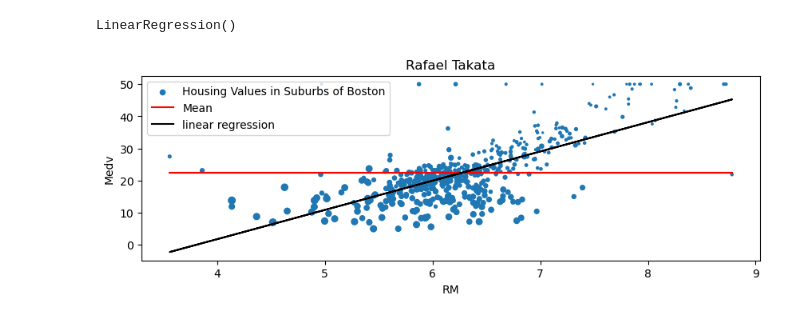
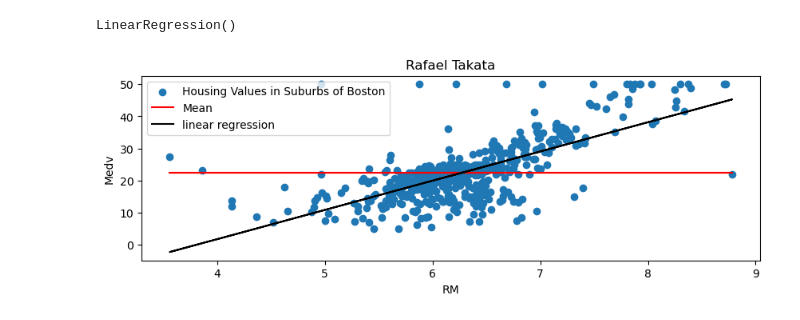
Before and after one commit to RafaelTakata0105/Data-analytics, a Jupyter notebook: notebooks/7_intro_predictive.ipynb, the cells around one changed output. Saved outputs shown, nothing was run; the diff lists cells and outputs as text; code cells hidden in the pictures.

```diff
--- a/notebooks/7_intro_predictive.ipynb
+++ b/notebooks/7_intro_predictive.ipynb
@@ -138,18 +138,18 @@ y2_pred = model_3.predict(x1)
 # %%
 #Selecetor
 plt.figure(figsize=(10,3))
 #Datos a graficar
-plt.scatter(x1, y1, y2,  label = 'Housing Values in Suburbs of Boston')
+plt.scatter(x1, y1,   label = 'Housing Values in Suburbs of Boston')
 #Graficar el promedio
 plt.plot(x1, y1_mean, label = 'Mean', c = 'red')
 #Graficar el linear regression
 plt.plot(x1, y1_pred, label = 'linear regression', c = 'black')
 #Formato del show
 plt.title('Rafael Takata')
 plt.xlabel('RM')
 plt.ylabel('Medv')
 plt.legend()
 
 plt.savefig('../reports/figures/rafael_takata.png')
 # %% [output]
-[figure, old version]
+[figure, new version]
```
Also changed, not shown: parts of 1 cell of this notebook, 3 other files.
